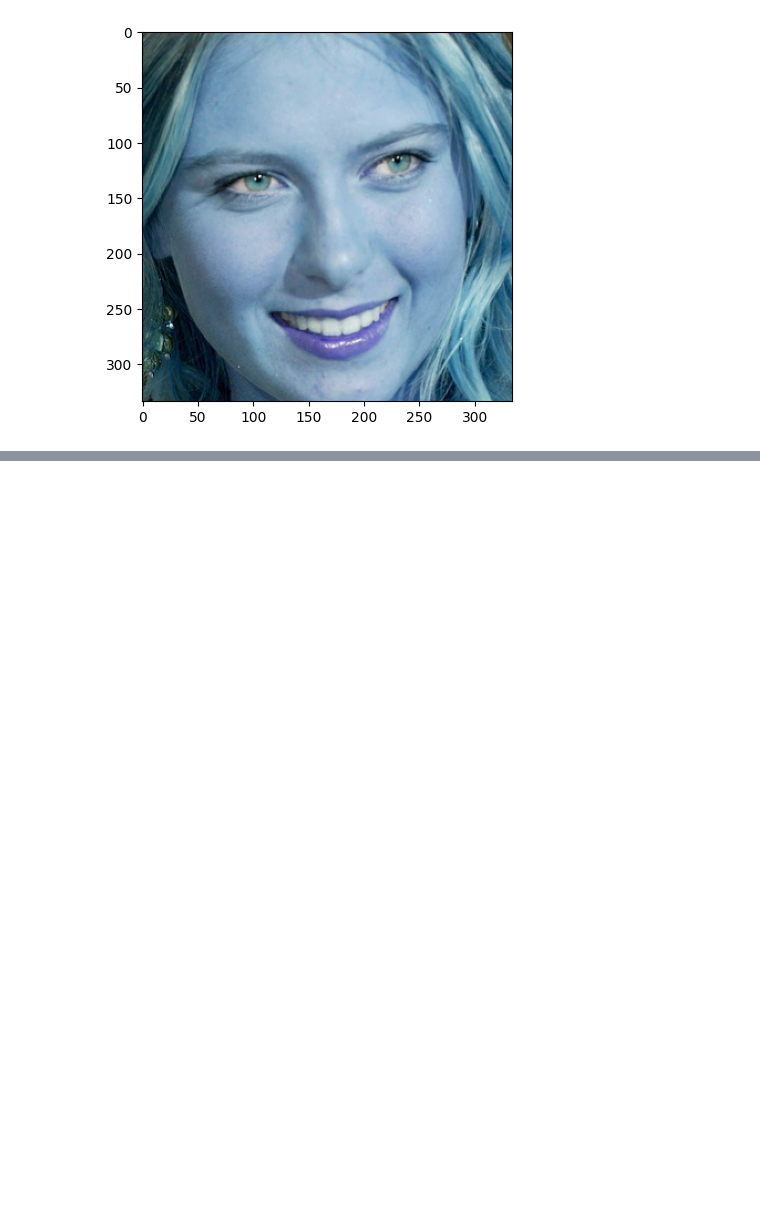
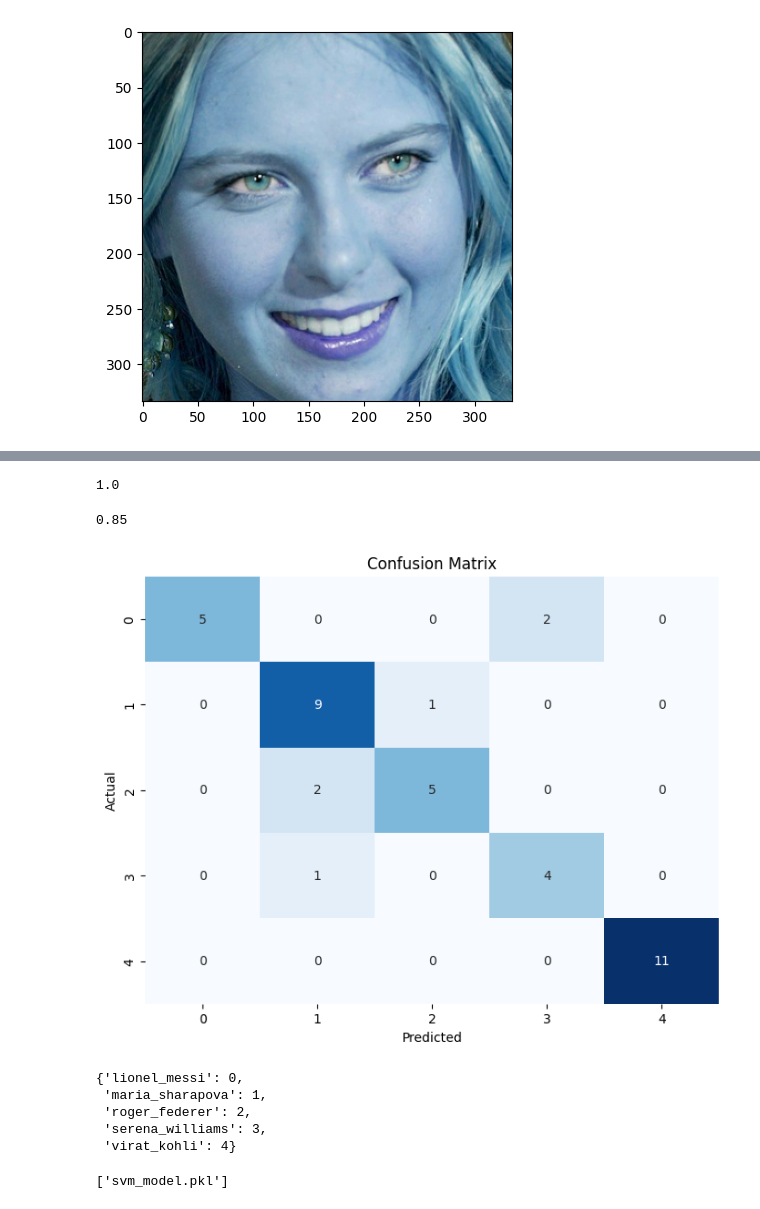
Before and after one commit to joelsiby02/CustomCeleb_ImageClassifier, a Jupyter notebook: Untitled-1.ipynb, the cells around one changed output, grey strips where cells are left out. Cells and saved outputs as stored; diff of their text form; code cells hidden in the pictures; blank space fills up the shorter version.

Commit message:
Model Training Over

```diff
--- a/Untitled-1.ipynb
+++ b/Untitled-1.ipynb
@@ -278,0 +381,4 @@ Clipping input data to the valid range for imshow with RGB data ([0..1] for floa
+# %%
+# NumPy arrays are often used in numerical computations and provide efficient data storage and manipulation.
+
+X = np.array(X).reshape(len(X), 4096).astype(float) # Reshaping & converting int to float
@@ -278,0 +400,20 @@ Clipping input data to the valid range for imshow with RGB data ([0..1] for floa
+# %%
+# Splitting into Train & Test Dataset
+X_train, X_test, y_train, y_test = train_test_split(X, y, random_state = 0)
+# %%
+# Create a base pipeline with feature scaling and an SVC classifier with specific hyperparameters
+pipe = Pipeline([
+    ('scaler', StandardScaler()),  # Standardize the features
+    ('svc', SVC(kernel='rbf', C=10))  # Support Vector Classifier with 'rbf' kernel and C=10
+])
+
+# We will find the best paramter later below to fix our best params model
+# %%
+# Fit the pipeline to the training data
+pipe.fit(X_train, y_train)
+
+# Evaluate the model's accuracy on the test data
+accuracy = pipe.score(X_test, y_test)
+
+# Print the accuracy score
+print("Accuracy:", accuracy)
@@ -278,0 +497,8 @@ Clipping input data to the valid range for imshow with RGB data ([0..1] for floa
+# %%
+best_estimators['SVM'].score(X_train, y_train)
+# %% [output]
+1.0
+# %%
+best_estimators['SVM'].score(X_test, y_test)
+# %% [output]
+0.85
@@ -278,0 +511,35 @@ Clipping input data to the valid range for imshow with RGB data ([0..1] for floa
+# %%
+from sklearn.metrics import confusion_matrix
+
+best_estimator = best_estimators['SVM'] # SVM gave best results
+
+# Use the best estimator to make predictions on the test data
+y_pred = best_estimator.predict(X_test)
+
+# Calculate the confusion matrix
+conf_matrix = confusion_matrix(y_test, y_pred)
+
+# Display the confusion matrix using a heatmap
+plt.figure(figsize=(8, 6))
+sns.heatmap(conf_matrix, annot=True, fmt="d", cmap="Blues", cbar=False)
+plt.xlabel("Predicted")
+plt.ylabel("Actual")
+plt.title("Confusion Matrix")
+plt.show()
+# %% [output]
+[figure, added]
+# %%
+class_dict
+# %% [output]
+{'lionel_messi': 0,
+ 'maria_sharapova': 1,
+ 'roger_federer': 2,
+ 'serena_williams': 3,
+ 'virat_kohli': 4}
+# %%
+# Save the model to a pickle file
+import joblib
+
+joblib.dump(best_estimator, 'svm_model.pkl')
+# %% [output]
+['svm_model.pkl']
```
Also changed, not shown: parts of 21 cells of this notebook, 29 other files.
